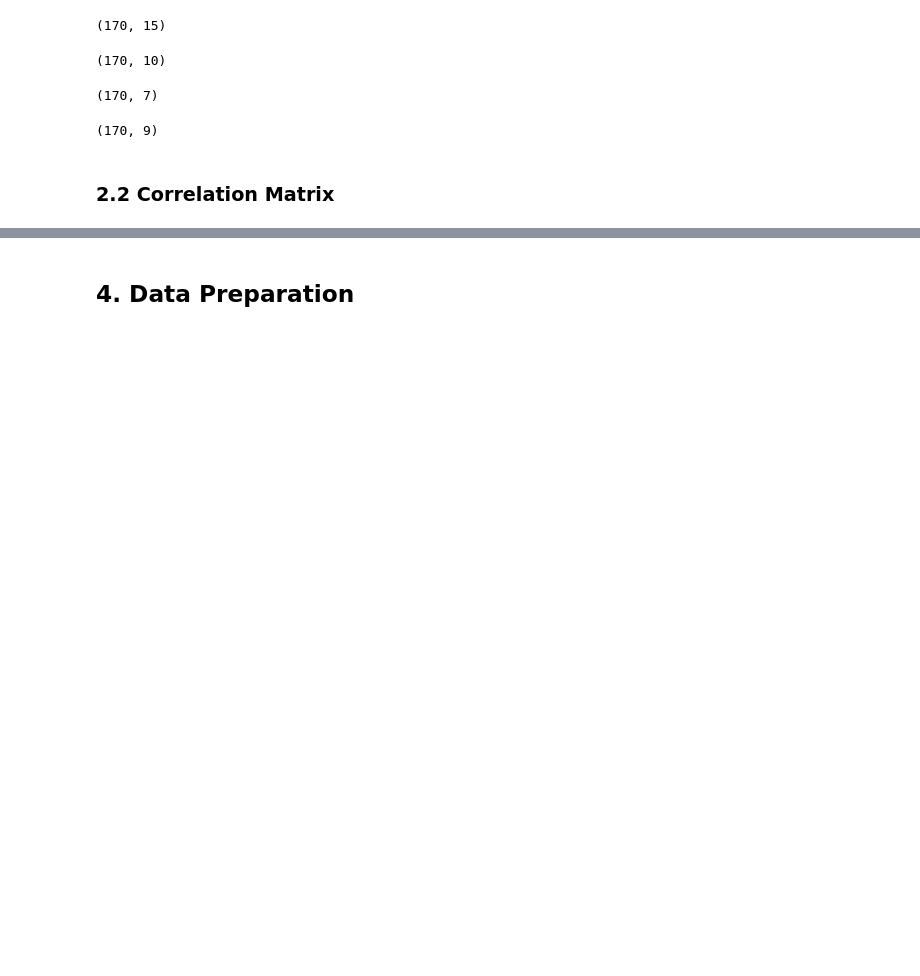
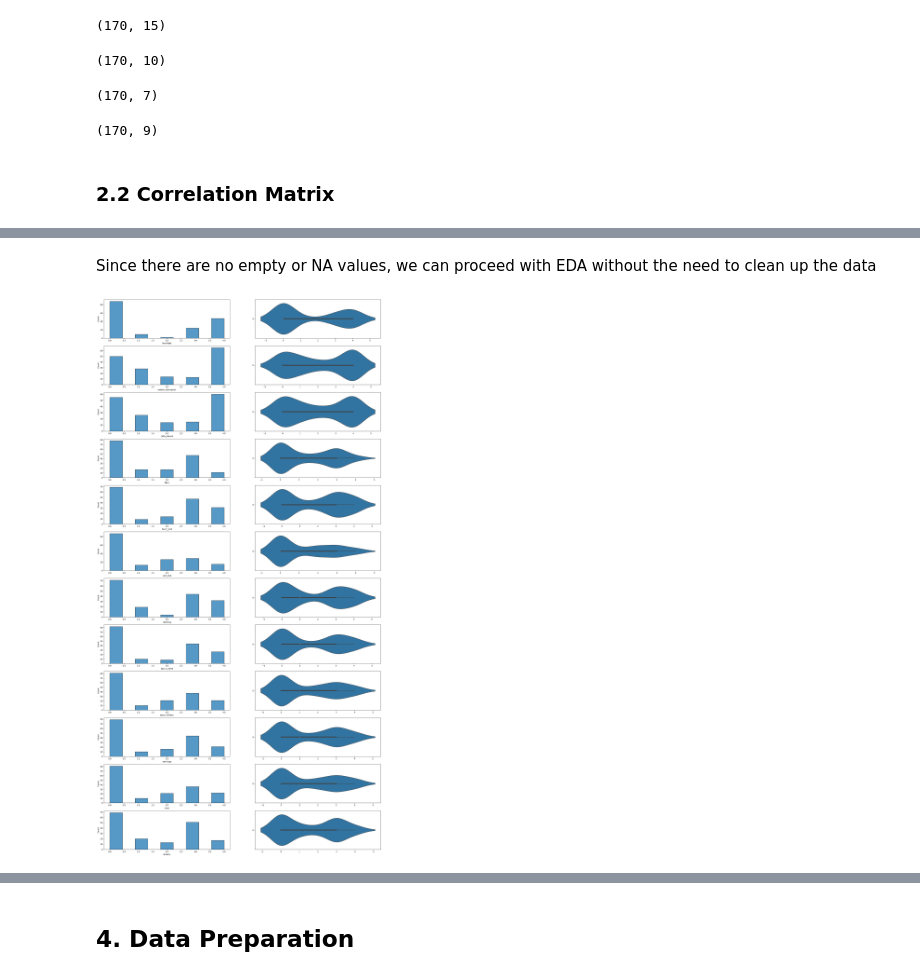
Before and after one commit to Briandesaw/B126_DivorceDecoded, a Jupyter notebook: MiniProject.ipynb, the cells around one changed output, grey strips where cells are left out. Cells and saved outputs as stored; diff of their text form; code cells hidden in the pictures; blank space fills up the shorter version.

```diff
--- a/MiniProject.ipynb
+++ b/MiniProject.ipynb
@@ -155,0 +199,6 @@ plt.show()
+# %%
+# Creating a new dataframe for the variables that has the strongest correlation
+df_strongest = df[['humiliate', 'sudden_discussion', 'calm_breaks', 'likes', 'Sorry_end', 'care_sick', 'harmony', 'Special_time', 'enjoy_holiday',
+                   'marriage', 'trust', 'dreams', 'Divorce_Y_N']]
+
+print(df_strongest.info())
@@ -155,0 +223,15 @@ plt.show()
+# %% [markdown]
+Since there are no empty or NA values, we can proceed with EDA without the need to clean up the data
+# %%
+# Drawing the distribution of variables
+fig, ax = plt.subplots(12, 2, figsize=(25, 50))
+
+count = 0
+for var in df_strongest:
+    if(var == 'Divorce_Y_N'):
+        break
+    sns.histplot(data = df_strongest[var], ax = ax[count, 0])
+    sns.violinplot(data = df_strongest[var],  orient = 'h', ax = ax[count, 1])
+    count += 1
+# %% [output]
+[figure, added]
```
Also changed, not shown: parts of 28 cells of this notebook.
